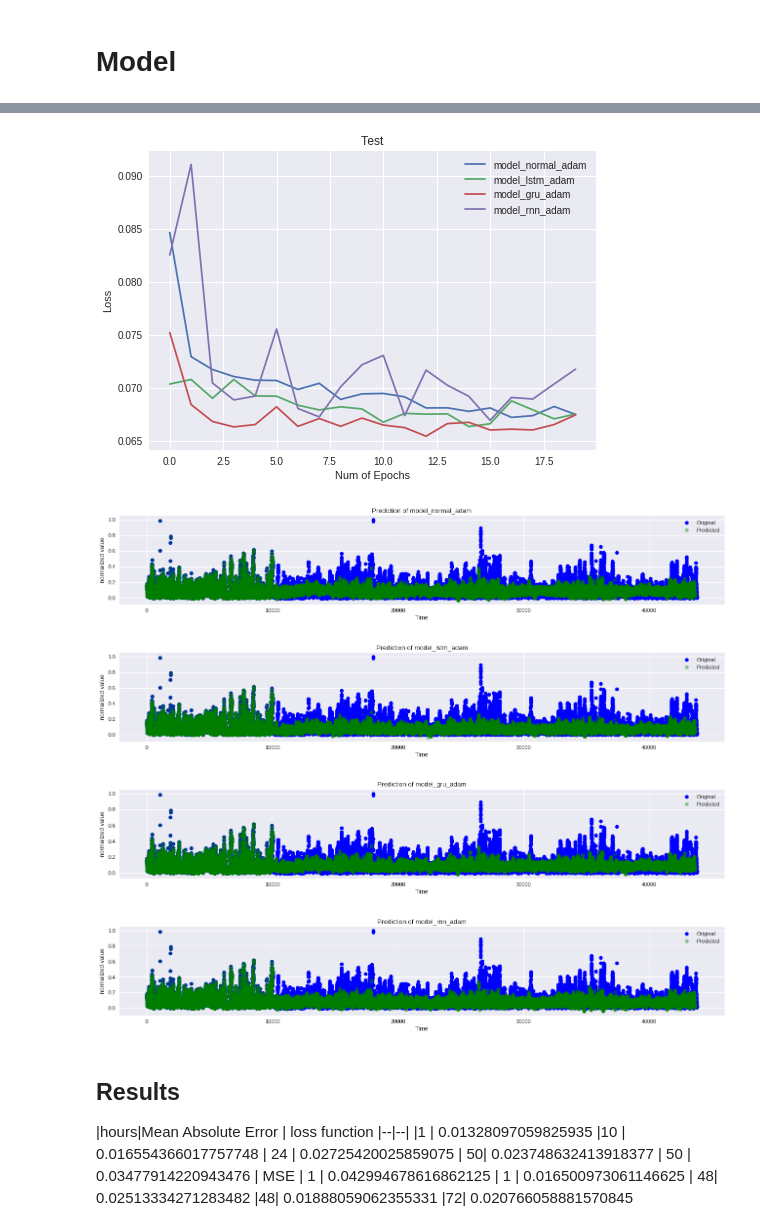
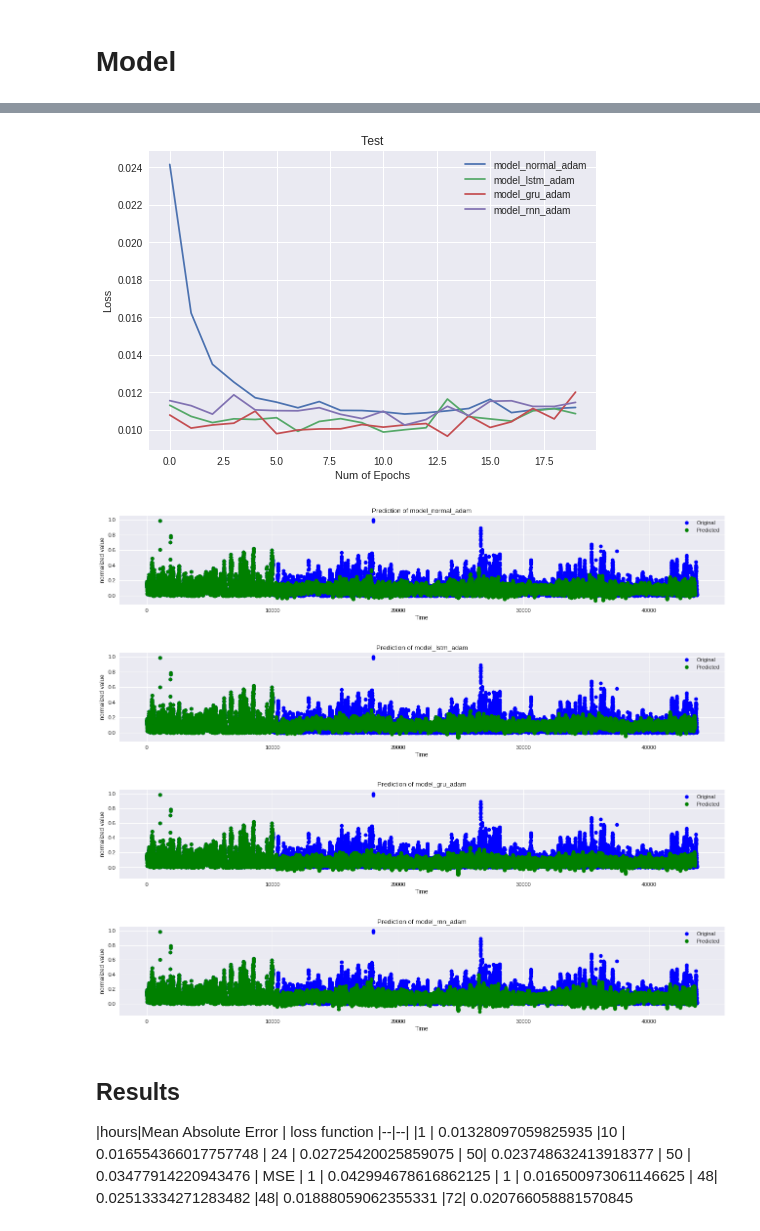
Before and after one commit to puraminy/mini_proj2, a Jupyter notebook: Pollution_RNN_daily.ipynb, the cells around one changed output, grey strips where cells are left out. Cells and saved outputs as stored; diff of their text form; code cells hidden in the pictures.

```diff
--- a/Pollution_RNN_daily.ipynb
+++ b/Pollution_RNN_daily.ipynb
@@ -129,10 +129,10 @@ def create_data(n_hours = 24, n_train = 10000):
 # %% [markdown]
 # Split Train & Test Data
 # %%
-def create_data2(n_hours = 24*7, n_train = 10000, step =1):
+def create_data2(days = 24, n_train = 10000, step =1):
   c=pd.read_csv(github)
   data=np.asarray(c)
-
+  n_hours = 24*days
   print(np.shape(data))
 
   print(data.shape[0])
@@ -140,15 +140,15 @@ def create_data2(n_hours = 24*7, n_train = 10000, step =1):
   train = data[:n_train, :]
   test = data[n_train:n_train+n_test, :]
 
-  train_X = np.zeros([n_train-n_hours, 7, 8])
+  train_X = np.zeros([n_train-n_hours, days, 8])
   for i in range (n_train-n_hours):
-    for j in range (7):
+    for j in range (days):
       train_X[i, j, :] = train[i+24*j,:]
   train_y = train[n_hours:, 0]
 
-  test_X = np.zeros([n_test-n_hours, 7, 8])
+  test_X = np.zeros([n_test-n_hours, days, 8])
   for i in range (n_test-n_hours):
-    for j in range (7):
+    for j in range (days):
       test_X[i, j, :] = test[i+24*j,:]
   test_y = test[n_hours:, 0]
 
@@ -157,7 +157,7 @@ def create_data2(n_hours = 24*7, n_train = 10000, step =1):
 
   return train_X,train_y, test_X, test_y
 
-create_data2(n_hours = 24*7, n_train = 10000, step =1)
+create_data2(days = 24, n_train = 10000, step =1)
 # %% [output]
 (43799, 8)
 43799
@@ -188,19 +188,24 @@ from keras.layers import Dense
 from keras.layers import LSTM, GRU, SimpleRNN
 
 import tensorflow as tf
+# GPU Processing
+device_name = tf.test.gpu_device_name()
+if device_name != '/device:GPU:0':
+  raise SystemError('GPU device not found')
+print('Found GPU at:{}'.format(device_name))
 
 def create_model(cell_type = "normal", optimizer = 'adam'):
   if cell_type == "lstm":
     model = Sequential()
-    model.add(LSTM(50, input_shape=(train_X.shape[1], train_X.shape[2])))
+    model.add(LSTM(70, input_shape=(train_X.shape[1], train_X.shape[2])))
     model.add(Dense(1, activation='linear'))
   elif cell_type == "gru":
     model = Sequential()
-    model.add(GRU(50, input_shape=(train_X.shape[1], train_X.shape[2])))
+    model.add(GRU(70, input_shape=(train_X.shape[1], train_X.shape[2])))
     model.add(Dense(1, activation='linear'))
   elif cell_type == "rnn":
     model = Sequential()
-    model.add(SimpleRNN(50, input_shape=(train_X.shape[1], train_X.shape[2])))
+    model.add(SimpleRNN(70, input_shape=(train_X.shape[1], train_X.shape[2])))
     model.add(Dense(1, activation='linear'))
   else:
     model = Sequential()
@@ -216,16 +221,16 @@ def create_model(cell_type = "normal", optimizer = 'adam'):
 
 #   model.compile(loss='mae', optimizer=optimizer)
 
-  model.compile(loss='mae',
+  model.compile(loss='mse',
               optimizer=optimizer,
-              metrics=['mae'])
+              metrics=['mse'])
 
   return model
 
 n_train = 10000
-n_hours = 24*7
+days = 7
 
-train_X,train_y, test_X, test_y = create_data2(n_hours, n_train=n_train)
+train_X,train_y, test_X, test_y = create_data2(days, n_train=n_train)
 
 model_normal_adam = create_model(optimizer='adam') #0
 model_normal_sgd = create_model(optimizer='sgd') #1
@@ -308,7 +313,7 @@ for model in models:
     plt.ylabel('normalized value')
     plt.legend(('Original', 'Predicted'), loc='upper right')
     plt.plot(data[:,0], 'bo')
-    plt.plot(np.concatenate([data[:n_train,0],test_predictions]), 'go', alpha=0.4)
+    plt.plot(np.concatenate([data[:n_train,0],test_predictions]), 'go', alpha=1)
     plt.legend(('Original', 'Predicted'), loc='upper right')
     plt.savefig(model_name)
 
@@ -338,8 +343,8 @@ Skipped
-[figure, old version]
+[figure, new version]
-[figure, old version]
+[figure, new version]
-[figure, old version]
+[figure, new version]
-[figure, old version]
+[figure, new version]
-[figure, old version]
+[figure, new version]
 # %% [markdown]
 ## Results
 
```
Also changed, not shown: parts of 2 cells of this notebook.
